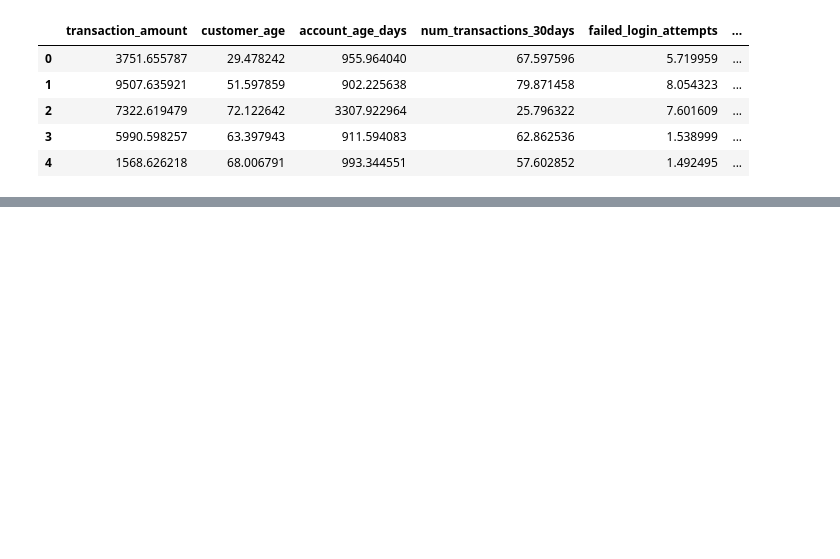
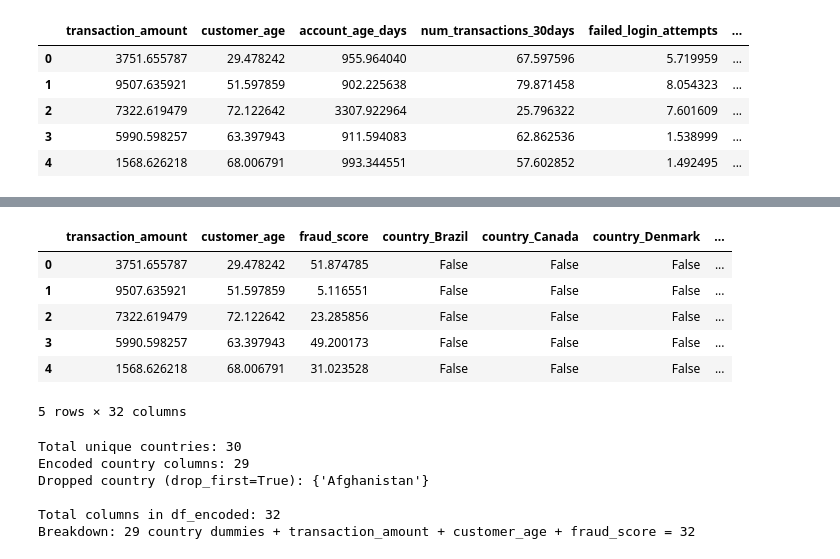
Before and after one commit to jdhova/Data-Science-Basics, a Jupyter notebook: Superviced/Multiple Linear Regression/MLR2.ipynb, the cells around one changed output, grey strips where cells are left out. Saved outputs shown, nothing was run; the diff lists cells and outputs as text; code cells hidden in the pictures; blank space fills up the shorter version.

```diff
--- a/Superviced/Multiple Linear Regression/MLR2.ipynb
+++ b/Superviced/Multiple Linear Regression/MLR2.ipynb
@@ -14,0 +169,9 @@ df2.head()
+# %%
+# One-Hot Encoding for the 'country' column and add to df_features
+country_dummies = pd.get_dummies(df_features['country'], prefix='country', drop_first=True)
+df_features = pd.concat([df_features.drop(columns=['country']), country_dummies], axis=1)
+
+print("df_features with One-Hot Encoded country column:")
+print(df_features.head())
+print(f"\nShape: {df_features.shape}")
+print(f"\nColumns: {df_features.columns.tolist()}")
@@ -14,0 +210,28 @@ df2.head()
+# %%
+df_features.head()
+# %% [output]
+|  | transaction_amount | customer_age | fraud_score | country_Brazil | country_Canada | country_Denmark | ... |
+| 0 | 3751.655787 | 29.478242 | 51.874785 | False | False | False | ... |
+| 1 | 9507.635921 | 51.597859 | 5.116551 | False | False | False | ... |
+| 2 | 7322.619479 | 72.122642 | 23.285856 | False | False | False | ... |
+| 3 | 5990.598257 | 63.397943 | 49.200173 | False | False | False | ... |
+| 4 | 1568.626218 | 68.006791 | 31.023528 | False | False | False | ... |
+5 rows × 32 columns
+# %%
+# Verify which country was dropped
+all_countries = set(df_features['country'].unique()) if 'country' in df_features.columns else set(df2['country'].unique())
+encoded_countries = {col.replace('country_', '') for col in df_encoded.columns if col.startswith('country_')}
+
+dropped_countries = all_countries - encoded_countries
+print(f"Total unique countries: {len(all_countries)}")
+print(f"Encoded country columns: {len(encoded_countries)}")
+print(f"Dropped country (drop_first=True): {dropped_countries}")
+print(f"\nTotal columns in df_encoded: {df_encoded.shape[1]}")
+print(f"Breakdown: 29 country dummies + transaction_amount + customer_age + fraud_score = 32")
+# %% [output]
+Total unique countries: 30
+Encoded country columns: 29
+Dropped country (drop_first=True): {'Afghanistan'}
+
+Total columns in df_encoded: 32
+Breakdown: 29 country dummies + transaction_amount + customer_age + fraud_score = 32
```
Also changed, not shown: parts of 30 cells of this notebook.
